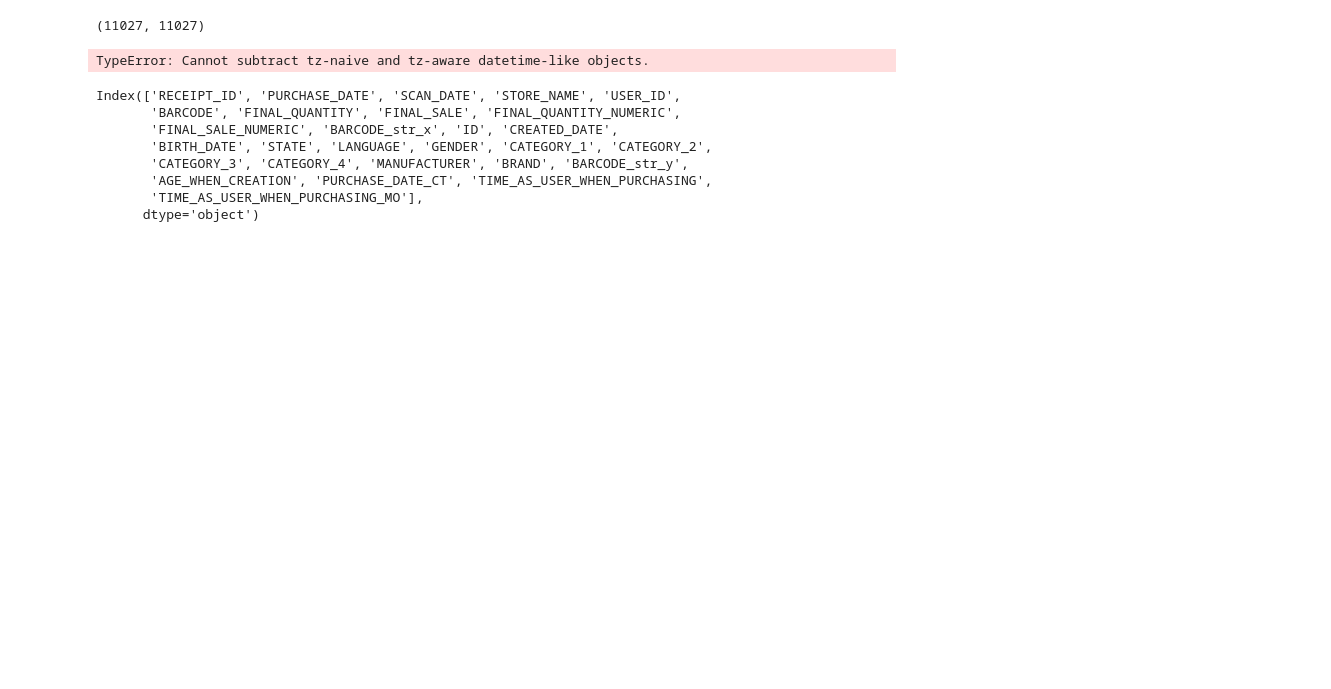
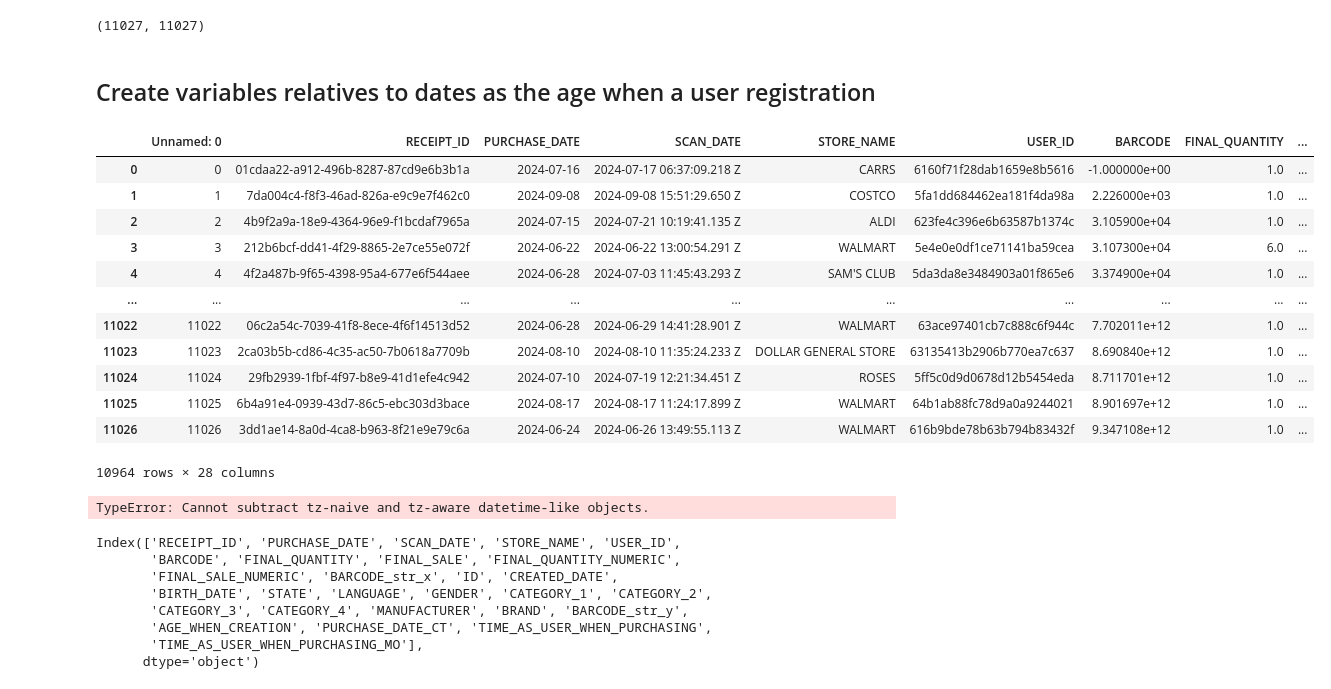
Before and after one commit to mariaob1201/FETCH-challenge, a Jupyter notebook: 2_processing/eda.ipynb, the cells around one changed output. Drawn from its saved outputs; the diff is of its cells as text; code cells hidden in the pictures; blank space fills up the shorter version.

```diff
--- a/2_processing/eda.ipynb
+++ b/2_processing/eda.ipynb
@@ -826,5 +840,5 @@ len(transactions_user_products), len(filtered_transactions)
 (11027, 11027)
 # %%
 transactions_user_products.to_csv('../1_data/processed/snapshot_021325.csv')
-# %%
-merged_df = pd.read_csv('../1_data/processed/snapshot_021325.csv')
+# %% [markdown]
+## Create variables relatives to dates as the age when a user registration
@@ -830,0 +848,3 @@ merged_df = pd.read_csv('../1_data/processed/snapshot_021325.csv')
+# %%
+merged_df['CREATED_DATE'] = pd.to_datetime(merged_df['CREATED_DATE']).dt.tz_localize(None)
+merged_df['BIRTH_DATE'] = pd.to_datetime(merged_df['BIRTH_DATE']).dt.tz_localize(None)
@@ -831 +860,17 @@ merged_df = pd.read_csv('../1_data/processed/snapshot_021325.csv')
+# %%
+merged_df[merged_df['CREATED_DATE'].isna()]#[['CREATED_DATE','BIRTH_DATE','AGE_WHEN_CREATION']]
+# %% [output]
+|  | Unnamed: 0 | RECEIPT_ID | PURCHASE_DATE | SCAN_DATE | STORE_NAME | USER_ID | BARCODE | FINAL_QUANTITY | ... |
+| 0 | 0 | 01cdaa22-a912-496b-8287-87cd9e6b3b1a | 2024-07-16 | 2024-07-17 06:37:09.218 Z | CARRS | 6160f71f28dab1659e8b5616 | -1.000000e+00 | 1.0 | ... |
+| 1 | 1 | 7da004c4-f8f3-46ad-826a-e9c9e7f462c0 | 2024-09-08 | 2024-09-08 15:51:29.650 Z | COSTCO | 5fa1dd684462ea181f4da98a | 2.226000e+03 | 1.0 | ... |
+| 2 | 2 | 4b9f2a9a-18e9-4364-96e9-f1bcdaf7965a | 2024-07-15 | 2024-07-21 10:19:41.135 Z | ALDI | 623fe4c396e6b63587b1374c | 3.105900e+04 | 1.0 | ... |
+| 3 | 3 | 212b6bcf-dd41-4f29-8865-2e7ce55e072f | 2024-06-22 | 2024-06-22 13:00:54.291 Z | WALMART | 5e4e0e0df1ce71141ba59cea | 3.107300e+04 | 6.0 | ... |
+| 4 | 4 | 4f2a487b-9f65-4398-95a4-677e6f544aee | 2024-06-28 | 2024-07-03 11:45:43.293 Z | SAM'S CLUB | 5da3da8e3484903a01f865e6 | 3.374900e+04 | 1.0 | ... |
+| ... | ... | ... | ... | ... | ... | ... | ... | ... | ... |
+| 11022 | 11022 | 06c2a54c-7039-41f8-8ece-4f6f14513d52 | 2024-06-28 | 2024-06-29 14:41:28.901 Z | WALMART | 63ace97401cb7c888c6f944c | 7.702011e+12 | 1.0 | ... |
+| 11023 | 11023 | 2ca03b5b-cd86-4c35-ac50-7b0618a7709b | 2024-08-10 | 2024-08-10 11:35:24.233 Z | DOLLAR GENERAL STORE | 63135413b2906b770ea7c637 | 8.690840e+12 | 1.0 | ... |
+| 11024 | 11024 | 29fb2939-1fbf-4f97-b8e9-41d1efe4c942 | 2024-07-10 | 2024-07-19 12:21:34.451 Z | ROSES | 5ff5c0d9d0678d12b5454eda | 8.711701e+12 | 1.0 | ... |
+| 11025 | 11025 | 6b4a91e4-0939-43d7-86c5-ebc303d3bace | 2024-08-17 | 2024-08-17 11:24:17.899 Z | WALMART | 64b1ab88fc78d9a0a9244021 | 8.901697e+12 | 1.0 | ... |
+| 11026 | 11026 | 3dd1ae14-8a0d-4ca8-b963-8f21e9e79c6a | 2024-06-24 | 2024-06-26 13:49:55.113 Z | WALMART | 616b9bde78b63b794b83432f | 9.347108e+12 | 1.0 | ... |
+10964 rows × 28 columns
 # %%
```
Also changed, not shown: parts of 5 cells of this notebook, 2 other files.
